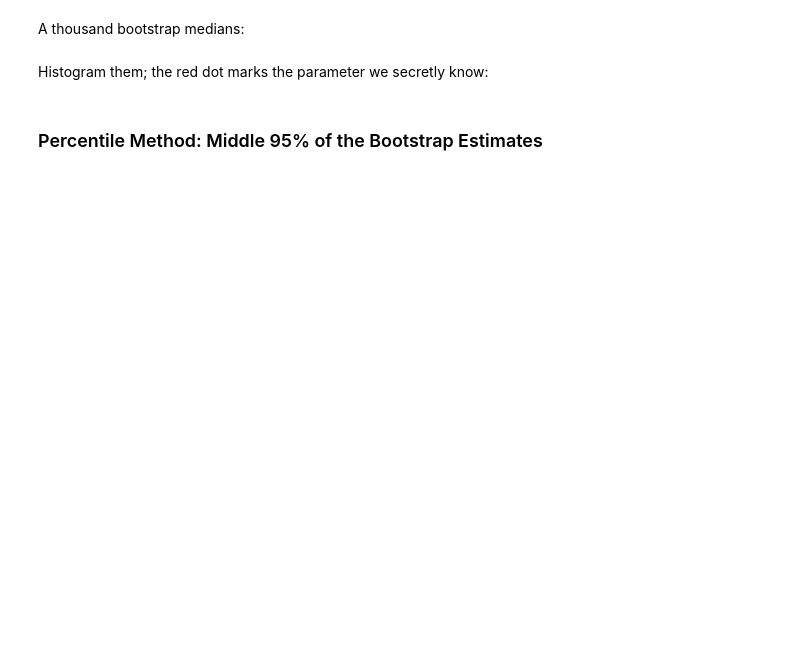
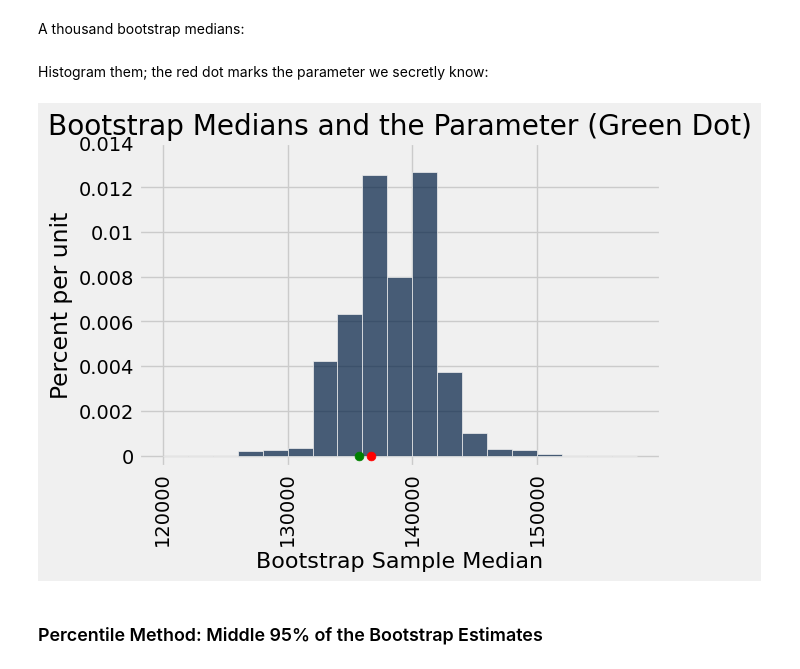
Before and after one commit to mlekimchi/data111_fall2026, a Jupyter notebook: lectures/ekc/lec24-ekc.ipynb, the cells around one changed output. Saved outputs shown, nothing was run; the diff lists cells and outputs as text; code cells hidden in the pictures; blank space fills up the shorter version.

```diff
--- a/lectures/ekc/lec24-ekc.ipynb
+++ b/lectures/ekc/lec24-ekc.ipynb
@@ -49,0 +74,7 @@ percentile(50, our_sample.column('Total Compensation') )
+# %%
+pop_median = percentile(50, sf.column('Total Compensation'))
+
+sample_median = percentile(50, our_sample.column('Total Compensation') )
+
+print(f'''Full population median: {pop_median}
+Our sample of 400: {sample_median}''')
@@ -90,13 +130,19 @@ Histogram them; the red dot marks the parameter we secretly know:
 # %%
 resampled_medians = Table().with_column('Bootstrap Sample Median', bstrap_medians)
 median_bins=np.arange(120000, 160000, 2000)
 resampled_medians.hist(bins = median_bins)
 
+# our_sample median statistic
+our_sample_med = percentile(50, bootstrap_sample.column('Total Compensation'))
+
 # Plotting parameters; you can ignore this code
 parameter_green = '#32CD32'
 plots.ylim(-0.000005, 0.00014)
-plots.scatter(median_comp(sf), 0, color='red', s=40, zorder=2)
-plots.title('Bootstrap Medians and the Parameter (Red Dot)');
+plots.scatter(pop_median, 0, color='green', s=40, zorder=2)
+plots.scatter(our_sample_med, 0, color='red', s=40, zorder=2)
+plots.title('Bootstrap Medians and the Parameter (Green Dot)');
+# %% [output]
+[figure, added]
 # %% [markdown]
 ### Percentile Method: Middle 95% of the Bootstrap Estimates
 # %%
```
Also changed, not shown: parts of 65 cells of this notebook, 1 other file.
